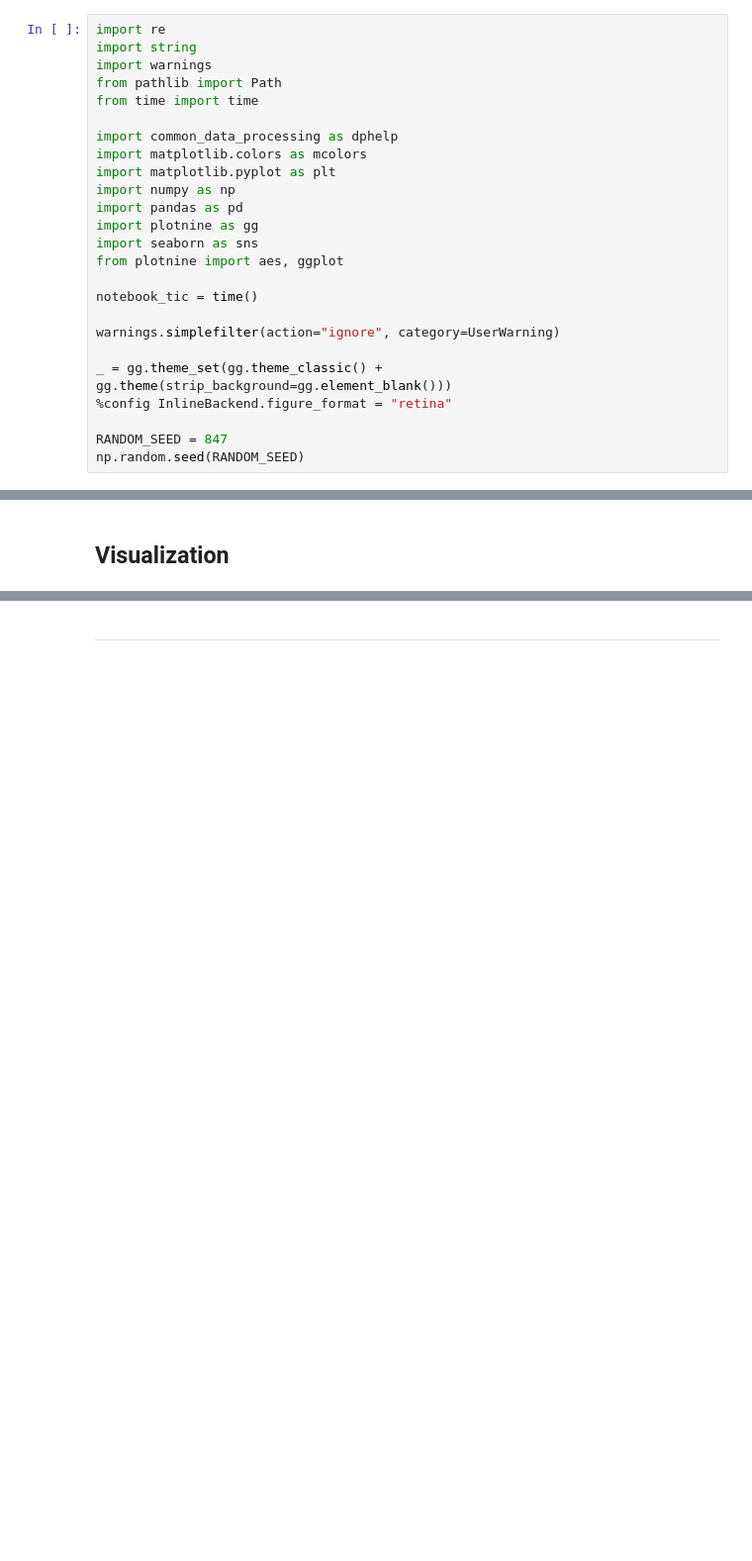
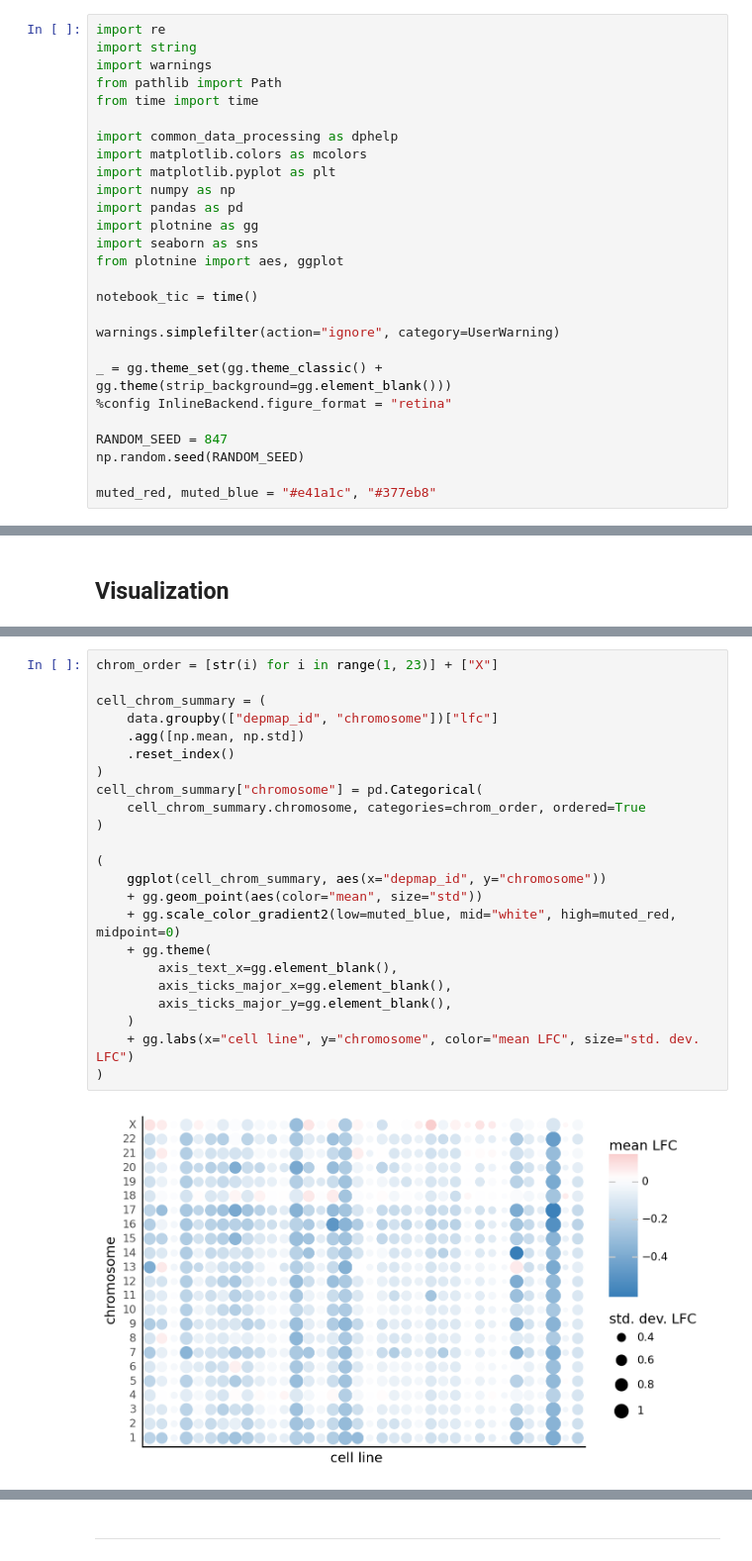
Before and after one commit to Kevin-Haigis-Lab/speclet, a Jupyter notebook: analysis/015_005_exploratory-data-analysis.ipynb, the cells around one changed output, grey strips where cells are left out. Shown at 99% size. Drawn from its saved outputs; the diff is of its cells as text; blank space fills up the shorter version.

```diff
--- a/analysis/015_005_exploratory-data-analysis.ipynb
+++ b/analysis/015_005_exploratory-data-analysis.ipynb
@@ -23,6 +23,8 @@ _ = gg.theme_set(gg.theme_classic() + gg.theme(strip_background=gg.element_blank
 
 RANDOM_SEED = 847
 np.random.seed(RANDOM_SEED)
+
+muted_red, muted_blue = "#e41a1c", "#377eb8"
 # %% [markdown]
 ## Data
 # %%
@@ -119,0 +136,25 @@ gene_summary = gene_summary.assign(
+# %%
+chrom_order = [str(i) for i in range(1, 23)] + ["X"]
+
+cell_chrom_summary = (
+    data.groupby(["depmap_id", "chromosome"])["lfc"]
+    .agg([np.mean, np.std])
+    .reset_index()
+)
+cell_chrom_summary["chromosome"] = pd.Categorical(
+    cell_chrom_summary.chromosome, categories=chrom_order, ordered=True
+)
+
+(
+    ggplot(cell_chrom_summary, aes(x="depmap_id", y="chromosome"))
+    + gg.geom_point(aes(color="mean", size="std"))
+    + gg.scale_color_gradient2(low=muted_blue, mid="white", high=muted_red, midpoint=0)
+    + gg.theme(
+        axis_text_x=gg.element_blank(),
+        axis_ticks_major_x=gg.element_blank(),
+        axis_ticks_major_y=gg.element_blank(),
+    )
+    + gg.labs(x="cell line", y="chromosome", color="mean LFC", size="std. dev. LFC")
+)
+# %% [output]
+[figure, added]
```
Also changed, not shown: parts of 11 cells of this notebook.
